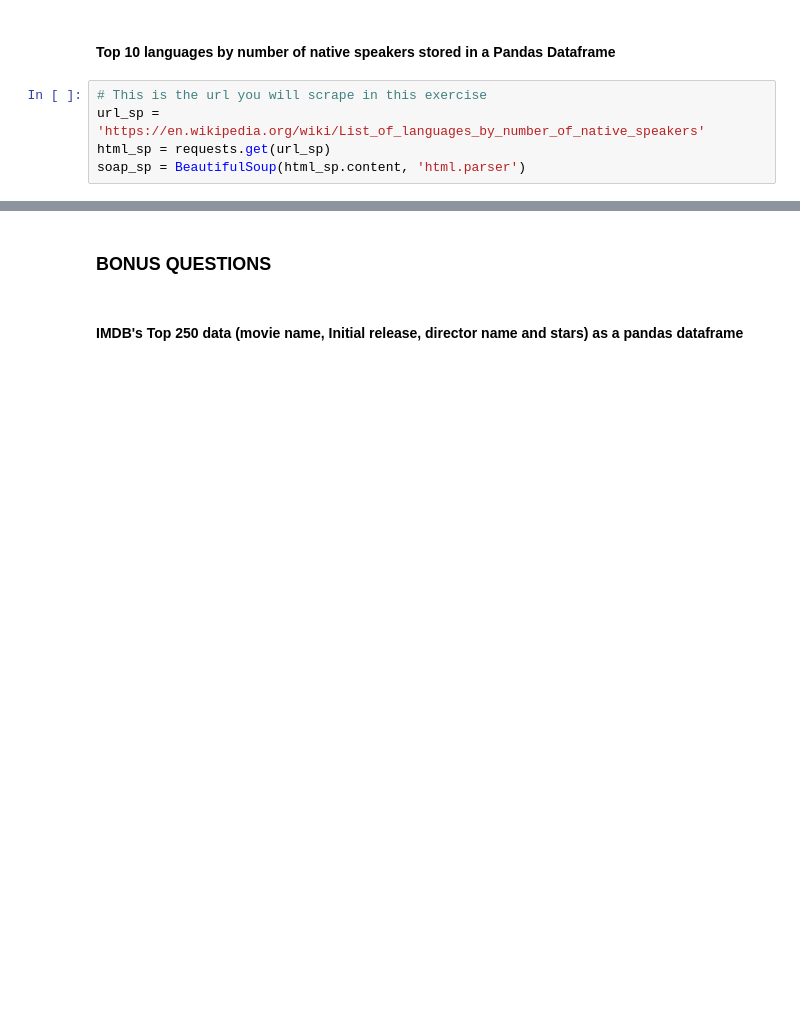
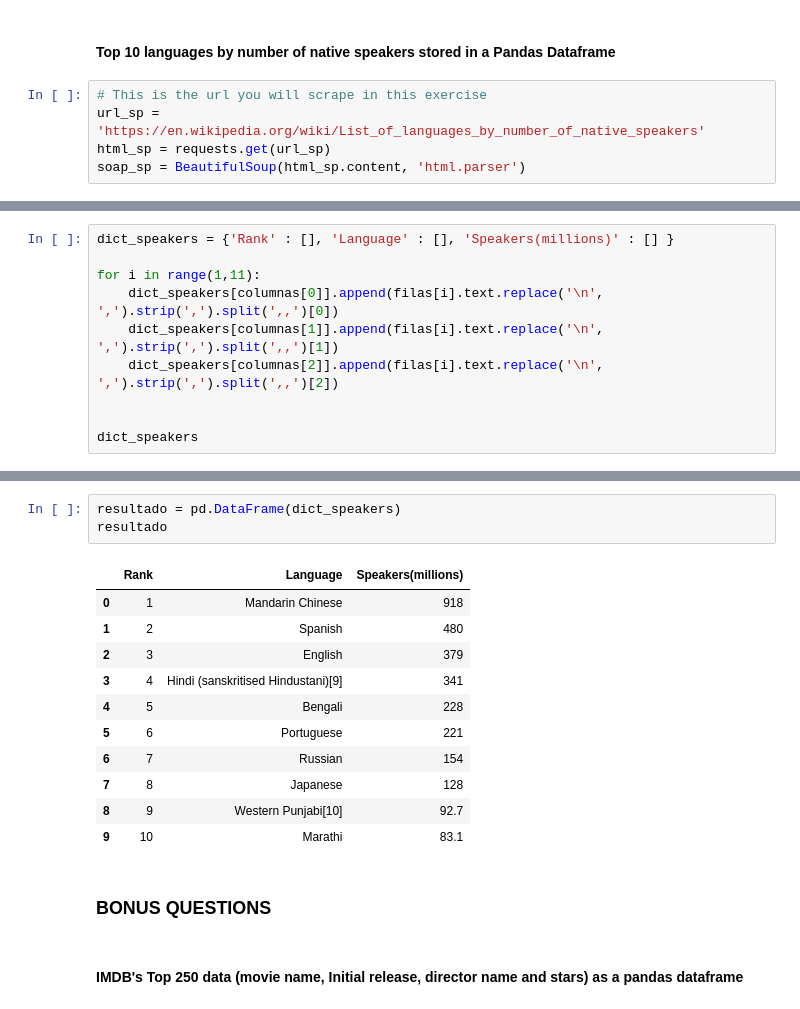
Before and after one commit to Ironhack-Data-Madrid-Marzo-2021/lab-web-scraping, a Jupyter notebook: your-code/main.ipynb, the cells around one changed output, grey strips where cells are left out. Saved outputs shown, nothing was run; the diff lists cells and outputs as text; blank space fills up the shorter version.

```diff
--- a/your-code/main.ipynb
+++ b/your-code/main.ipynb
@@ -433,0 +441,10 @@ soap_sp = BeautifulSoup(html_sp.content, 'html.parser')
+# %%
+dict_speakers = {'Rank' : [], 'Language' : [], 'Speakers(millions)' : [] }
+
+for i in range(1,11):
+    dict_speakers[columnas[0]].append(filas[i].text.replace('\n', ',').strip(',').split(',,')[0])
+    dict_speakers[columnas[1]].append(filas[i].text.replace('\n', ',').strip(',').split(',,')[1])
+    dict_speakers[columnas[2]].append(filas[i].text.replace('\n', ',').strip(',').split(',,')[2])
+
+
+dict_speakers
@@ -434,3 +469,18 @@ soap_sp = BeautifulSoup(html_sp.content, 'html.parser')
+# %%
+resultado = pd.DataFrame(dict_speakers)
+resultado
+# %% [output]
+|  | Rank | Language | Speakers(millions) |
+| 0 | 1 | Mandarin Chinese | 918 |
+| 1 | 2 | Spanish | 480 |
+| 2 | 3 | English | 379 |
+| 3 | 4 | Hindi (sanskritised Hindustani)[9] | 341 |
+| 4 | 5 | Bengali | 228 |
+| 5 | 6 | Portuguese | 221 |
+| 6 | 7 | Russian | 154 |
+| 7 | 8 | Japanese | 128 |
+| 8 | 9 | Western Punjabi[10] | 92.7 |
+| 9 | 10 | Marathi | 83.1 |
 # %% [markdown]
 ### BONUS QUESTIONS
 # %% [markdown]
```
Also changed, not shown: parts of 6 cells of this notebook.
